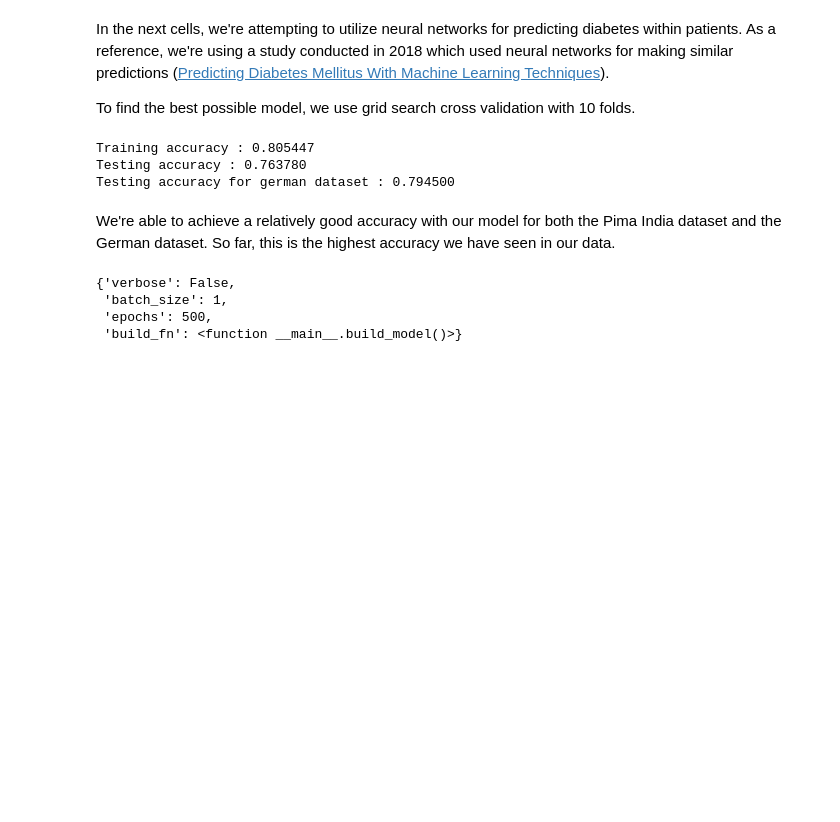
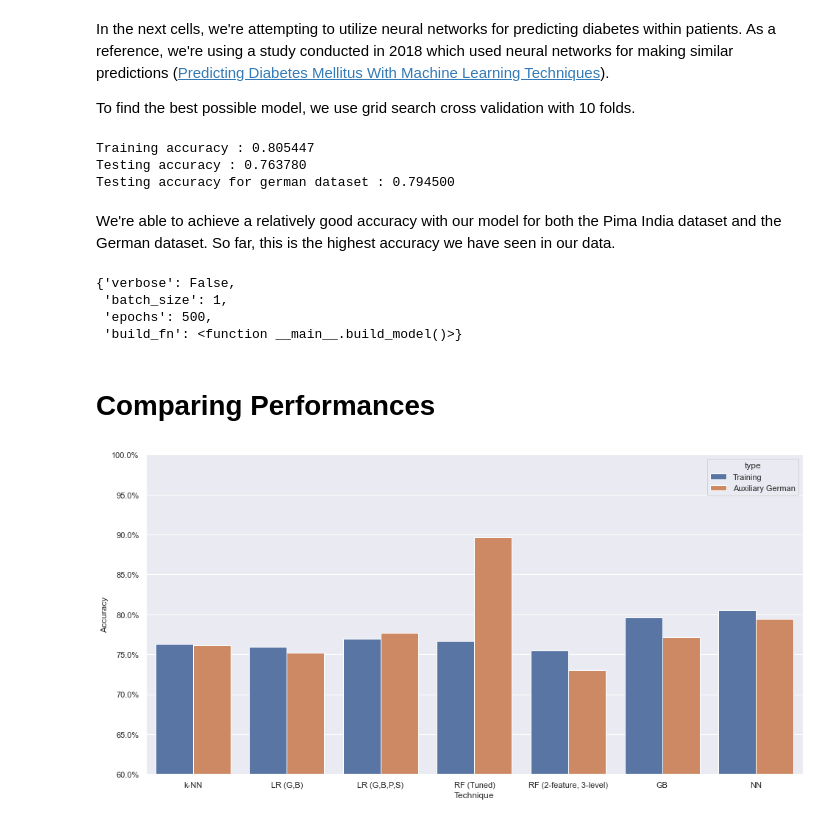
Before and after one commit to EelisK/malis-project, a Jupyter notebook: project.ipynb, the cells around one changed output. Drawn from its saved outputs; the diff is of its cells as text; code cells hidden in the pictures; blank space fills up the shorter version.

Commit message:
Add comparison graph

```diff
--- a/project.ipynb
+++ b/project.ipynb
@@ -589,3 +589,54 @@ nn_model.get_params()
  'batch_size': 1,
  'epochs': 500,
  'build_fn': <function __main__.build_model()>}
+# %% [markdown]
+# Comparing Performances
+# %%
+from matplotlib.ticker import PercentFormatter
+
+model_performances = [
+    max(accuracies),
+    lr_acc,
+    lr2_acc,
+    rf_acc,
+    rf_most_important_acc,
+    0.796111,
+    0.805447,
+]
+model_performances_german = [
+    accuracy_knn_german, # knn
+    0.752, # LR simple
+    0.777, # LR more complex
+    accuracy_german / 100, # RF Tuned
+    accuracy_german2 / 100, # RF 2-feature
+    0.771457, # GB
+    0.794500, # NN
+]
+model_labels = [
+    "k-NN",
+    "LR (G,B)",
+    "LR (G,B,P,S)",
+    "RF (Tuned)",
+    "RF (2-feature, 3-level)",
+    "GB",
+    "NN"
+]
+model_indices = list(range(len(model_labels)))
+
+plt.figure(figsize=(16,8))
+plt.ylim([0.6, 1])
+
+data=[{'x': label, 'y': performance, 'type': 'Training'}
+      for label, performance in zip(model_labels, model_performances)]
+data += [{'x': label, 'y': performance, 'type': 'Auxiliary German'}
+         for label, performance in zip(model_labels, model_performances_german)]
+
+sns.barplot(x='x',y='y',data=pd.DataFrame(data), hue='type')
+plt.xticks(model_indices, model_labels)
+plt.gca().yaxis.set_major_formatter(PercentFormatter(1))
+plt.ylabel("Accuracy")
+plt.xlabel("Technique")
+
+plt.show()
+# %% [output]
+[figure, added]
```
